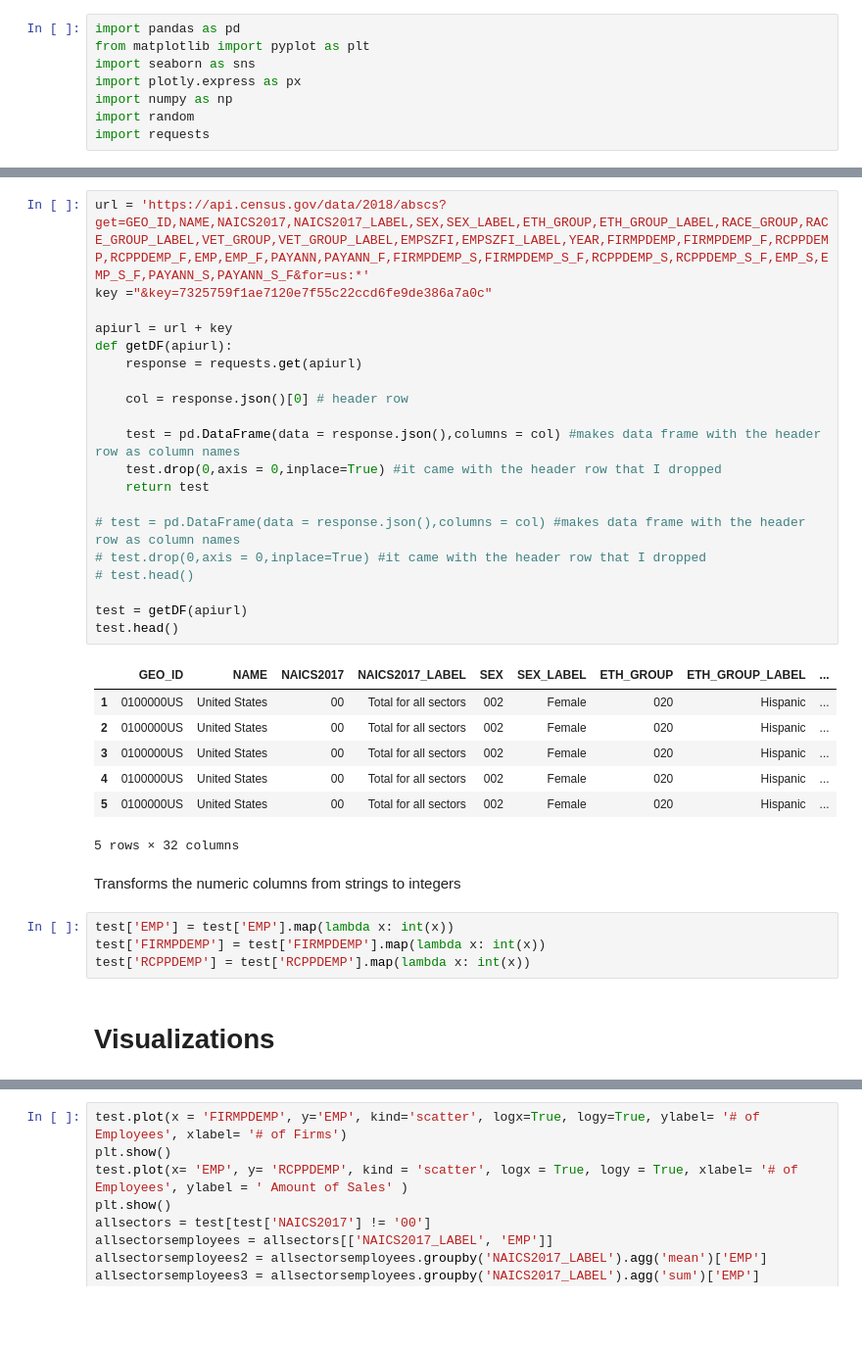
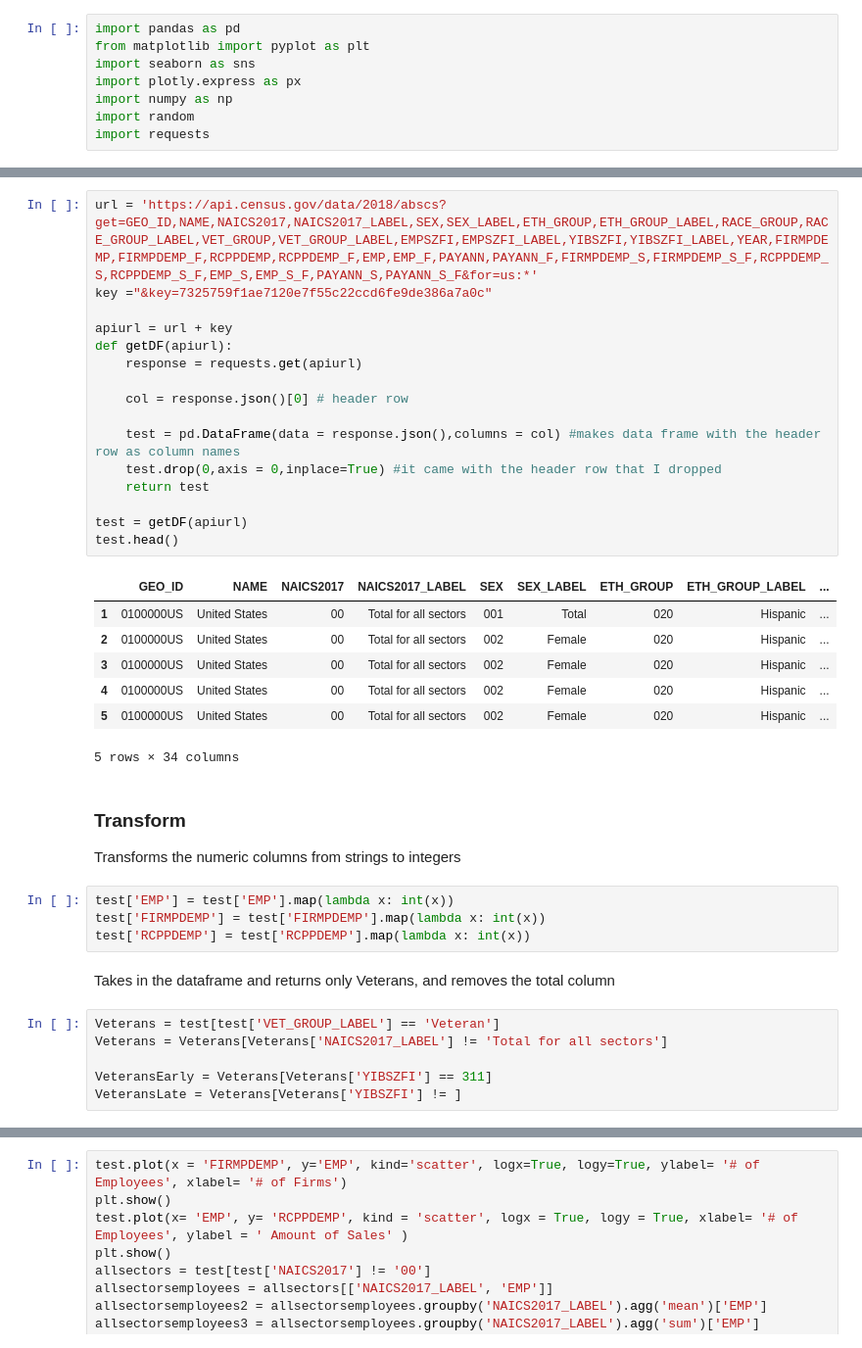
Before and after one commit to snowwly/Assessment_CensusAPIData_Panadas, a Jupyter notebook: Matt/Assessment_9-2.ipynb, the cells around one changed output, grey strips where cells are left out. Shown: that part at 98% size. Saved outputs shown, nothing was run; the diff lists cells and outputs as text; blank space fills up the shorter version.

Commit message:
Updating, about 2 hours of work left total

```diff
--- a/Matt/Assessment_9-2.ipynb
+++ b/Matt/Assessment_9-2.ipynb
@@ -21,36 +24,40 @@ Function used to call the api and return a dataframe
 # %%
-url = 'https://api.census.gov/data/2018/abscs?get=GEO_ID,NAME,NAICS2017,NAICS2017_LABEL,SEX,SEX_LABEL,ETH_GROUP,ETH_GROUP_LABEL,RACE_GROUP,RACE_GROUP_LABEL,VET_GROUP,VET_GROUP_LABEL,EMPSZFI,EMPSZFI_LABEL,YEAR,FIRMPDEMP,FIRMPDEMP_F,RCPPDEMP,RCPPDEMP_F,EMP,EMP_F,PAYANN,PAYANN_F,FIRMPDEMP_S,FIRMPDEMP_S_F,RCPPDEMP_S,RCPPDEMP_S_F,EMP_S,EMP_S_F,PAYANN_S,PAYANN_S_F&for=us:*'
+url = 'https://api.census.gov/data/2018/abscs?get=GEO_ID,NAME,NAICS2017,NAICS2017_LABEL,SEX,SEX_LABEL,ETH_GROUP,ETH_GROUP_LABEL,RACE_GROUP,RACE_GROUP_LABEL,VET_GROUP,VET_GROUP_LABEL,EMPSZFI,EMPSZFI_LABEL,YIBSZFI,YIBSZFI_LABEL,YEAR,FIRMPDEMP,FIRMPDEMP_F,RCPPDEMP,RCPPDEMP_F,EMP,EMP_F,PAYANN,PAYANN_F,FIRMPDEMP_S,FIRMPDEMP_S_F,RCPPDEMP_S,RCPPDEMP_S_F,EMP_S,EMP_S_F,PAYANN_S,PAYANN_S_F&for=us:*'
 key ="&key=7325759f1ae7120e7f55c22ccd6fe9de386a7a0c"
 
 apiurl = url + key
 def getDF(apiurl):
     response = requests.get(apiurl)
 
     col = response.json()[0] # header row
 
     test = pd.DataFrame(data = response.json(),columns = col) #makes data frame with the header row as column names
     test.drop(0,axis = 0,inplace=True) #it came with the header row that I dropped
     return test
 
-# test = pd.DataFrame(data = response.json(),columns = col) #makes data frame with the header row as column names
-# test.drop(0,axis = 0,inplace=True) #it came with the header row that I dropped
-# test.head()
-
 test = getDF(apiurl)
 test.head()
 # %% [output]
 |  | GEO_ID | NAME | NAICS2017 | NAICS2017_LABEL | SEX | SEX_LABEL | ETH_GROUP | ETH_GROUP_LABEL | ... |
-| 1 | 0100000US | United States | 00 | Total for all sectors | 002 | Female | 020 | Hispanic | ... |
+| 1 | 0100000US | United States | 00 | Total for all sectors | 001 | Total | 020 | Hispanic | ... |
 | 2 | 0100000US | United States | 00 | Total for all sectors | 002 | Female | 020 | Hispanic | ... |
 | 3 | 0100000US | United States | 00 | Total for all sectors | 002 | Female | 020 | Hispanic | ... |
 | 4 | 0100000US | United States | 00 | Total for all sectors | 002 | Female | 020 | Hispanic | ... |
 | 5 | 0100000US | United States | 00 | Total for all sectors | 002 | Female | 020 | Hispanic | ... |
-5 rows × 32 columns
+5 rows × 34 columns
 # %% [markdown]
+### Transform
+
 Transforms the numeric columns from strings to integers
 # %%
 test['EMP'] = test['EMP'].map(lambda x: int(x))
 test['FIRMPDEMP'] = test['FIRMPDEMP'].map(lambda x: int(x))
 test['RCPPDEMP'] = test['RCPPDEMP'].map(lambda x: int(x))
-# %% [markdown]
-# Visualizations
+# %% [markdown]
+Takes in the dataframe and returns only Veterans, and removes the total column
+# %%
+Veterans = test[test['VET_GROUP_LABEL'] == 'Veteran']
+Veterans = Veterans[Veterans['NAICS2017_LABEL'] != 'Total for all sectors']
+
+VeteransEarly = Veterans[Veterans['YIBSZFI'] == 311]
+VeteransLate = Veterans[Veterans['YIBSZFI'] != ]
```
Also changed, not shown: parts of 6 cells of this notebook.
